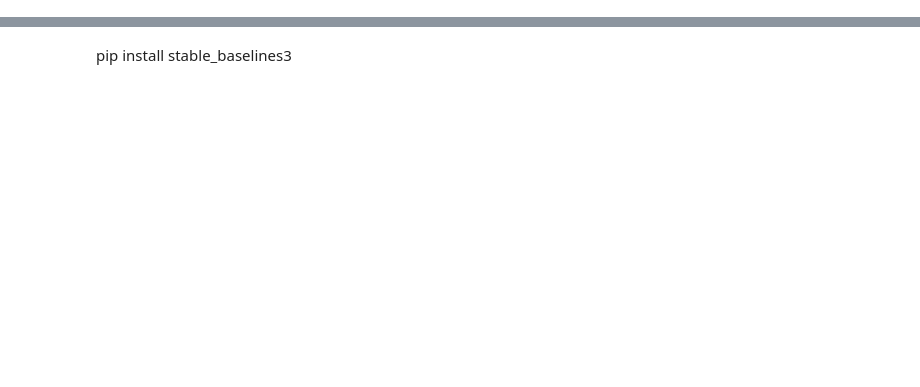
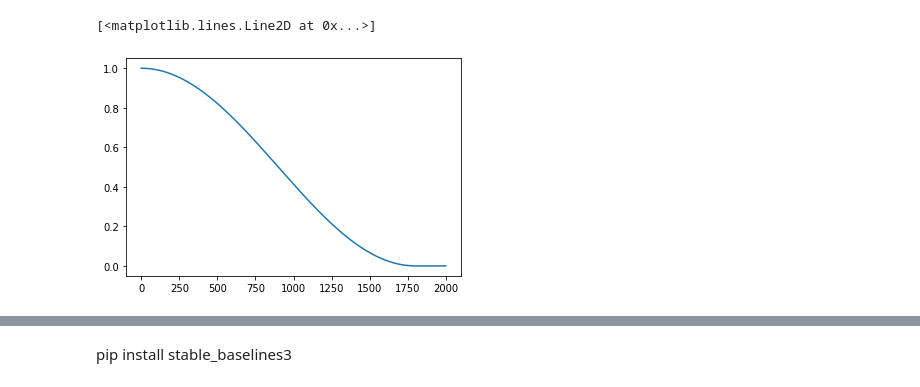
Before and after one commit to deldelmax/deep-reinforcement-learning-solutions, a Jupyter notebook: p1_navigation/Navigation.ipynb, the cells around one changed output, grey strips where cells are left out. Drawn from its saved outputs; the diff is of its cells as text; code cells hidden in the pictures; blank space fills up the shorter version.

```diff
--- a/p1_navigation/Navigation.ipynb
+++ b/p1_navigation/Navigation.ipynb
@@ -58,0 +71,25 @@ env.close()
+# %%
+# adapted from https://github.com/huggingface/transformers/blob/6e535425feae20ca61a8b10ae5e8a7fab4d394ba/src/transformers/optimization.py#L104
+
+from dataclasses import dataclass
+import math
+
+@dataclass
+class CosWarmupScheduler:
+    num_warmup_steps: int
+    num_training_steps: int
+    start_val: float
+    end_val: float
+    current_step: int = 0
+    num_cycles: float = 0.5
+
+    def step(self) -> float:
+        if self.current_step < self.num_warmup_steps:
+            r = self.start_val
+        elif self.current_step > self.num_training_steps:
+            r = self.end_val
+        else:
+            progress = float(self.current_step - self.num_warmup_steps) / float(max(1, self.num_training_steps - self.num_warmup_steps))
+            r = max(self.end_val, 0.5 * (1.0 + math.cos(math.pi * float(self.num_cycles) * 2.0 * progress)))
+        self.current_step += 1
+        return r
@@ -58,0 +102,6 @@ env.close()
+# %%
+eps_scheduler = CosWarmupScheduler(0, 1800, 1, 0)
+plt.plot([eps_scheduler.step() for i in range(2000)])
+# %% [output]
+[<matplotlib.lines.Line2D at 0x...>]
+[figure, added]
```
Also changed, not shown: parts of 7 cells of this notebook, 4 other files.
